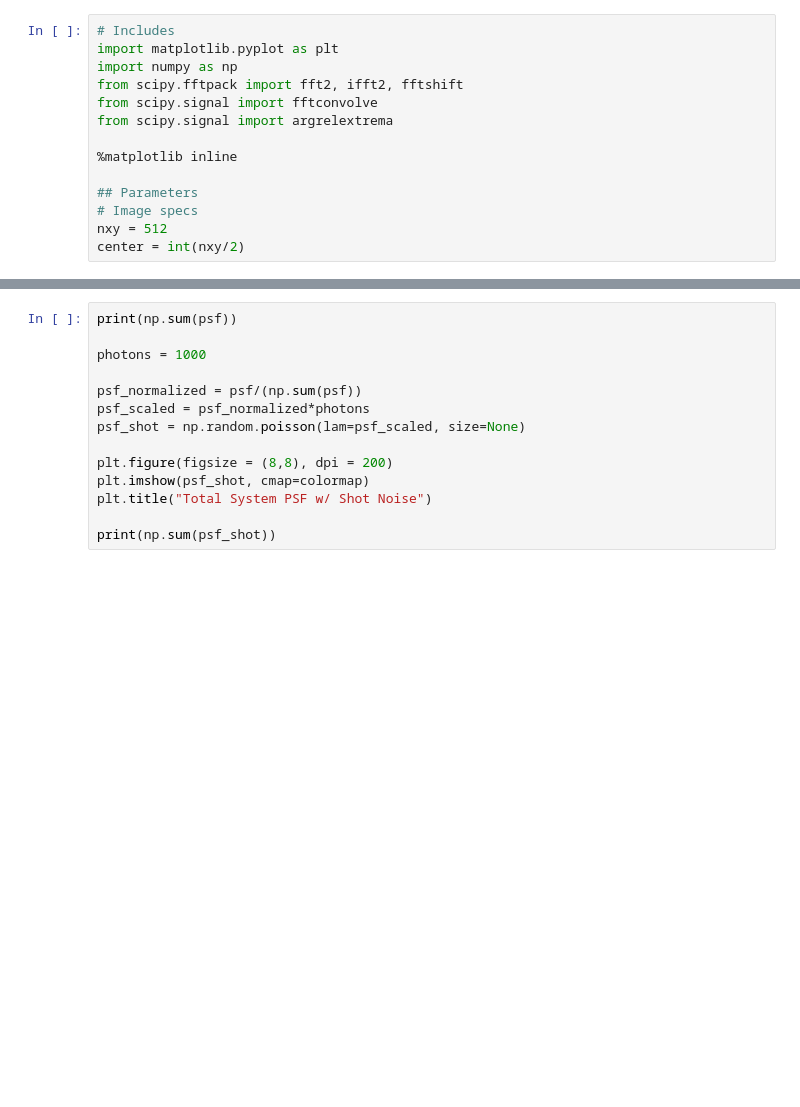
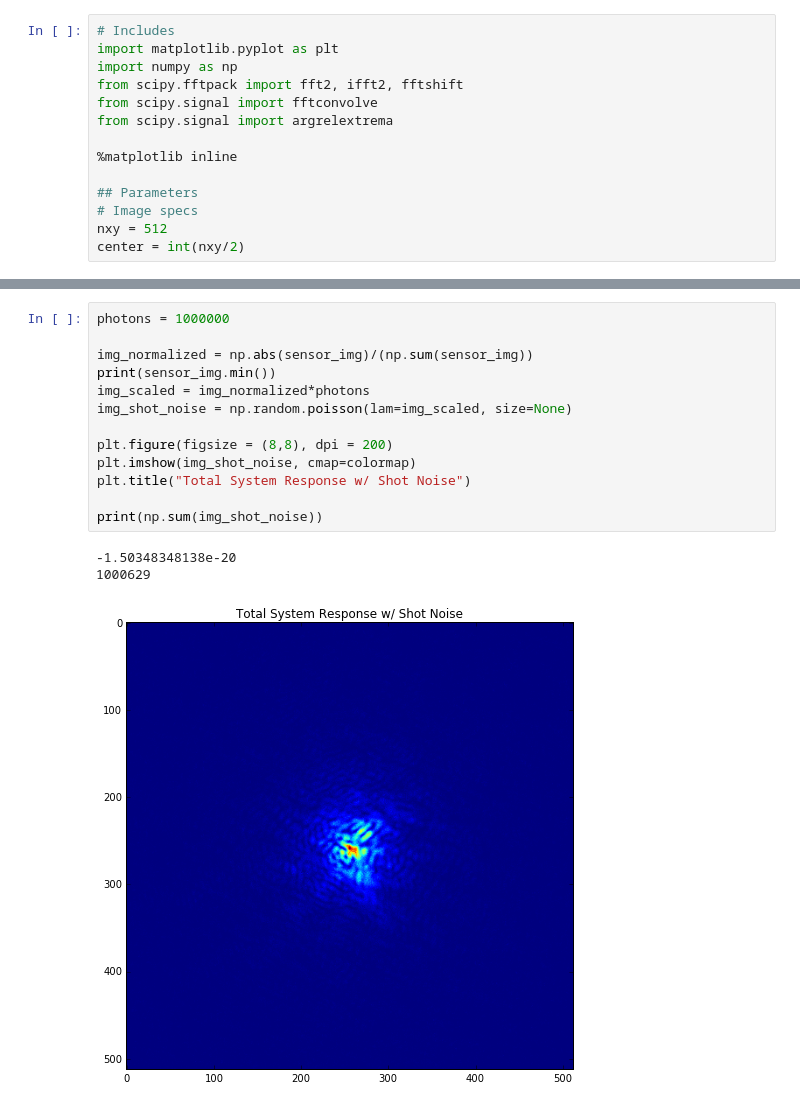
Before and after one commit to nsmidth/CPSLO-Speckle-Reduction, a Jupyter notebook: dev/16-5-4 Atmospheric Shot Noise.ipynb, the cells around one changed output, grey strips where cells are left out. Drawn from its saved outputs; the diff is of its cells as text; blank space fills up the shorter version.

Commit message:
Changed to calculating sensor IMG with shot noise

```diff
--- a/dev/16-5-4 Atmospheric Shot Noise.ipynb
+++ b/dev/16-5-4 Atmospheric Shot Noise.ipynb
@@ -153,14 +161,17 @@ plt.title("Sensor Image")
 # %%
-print(np.sum(psf))
+photons = 1000000
 
-photons = 1000
-
-psf_normalized = psf/(np.sum(psf))
-psf_scaled = psf_normalized*photons
-psf_shot = np.random.poisson(lam=psf_scaled, size=None)
+img_normalized = np.abs(sensor_img)/(np.sum(sensor_img))
+print(sensor_img.min())
+img_scaled = img_normalized*photons
+img_shot_noise = np.random.poisson(lam=img_scaled, size=None)
 
 plt.figure(figsize = (8,8), dpi = 200)
-plt.imshow(psf_shot, cmap=colormap)
-plt.title("Total System PSF w/ Shot Noise")
+plt.imshow(img_shot_noise, cmap=colormap)
+plt.title("Total System Response w/ Shot Noise")
 
-print(np.sum(psf_shot))
+print(np.sum(img_shot_noise))
+# %% [output]
+-1.50348348138e-20
+1000629
+[figure, added]
```
Also changed, not shown: parts of 2 cells of this notebook.
